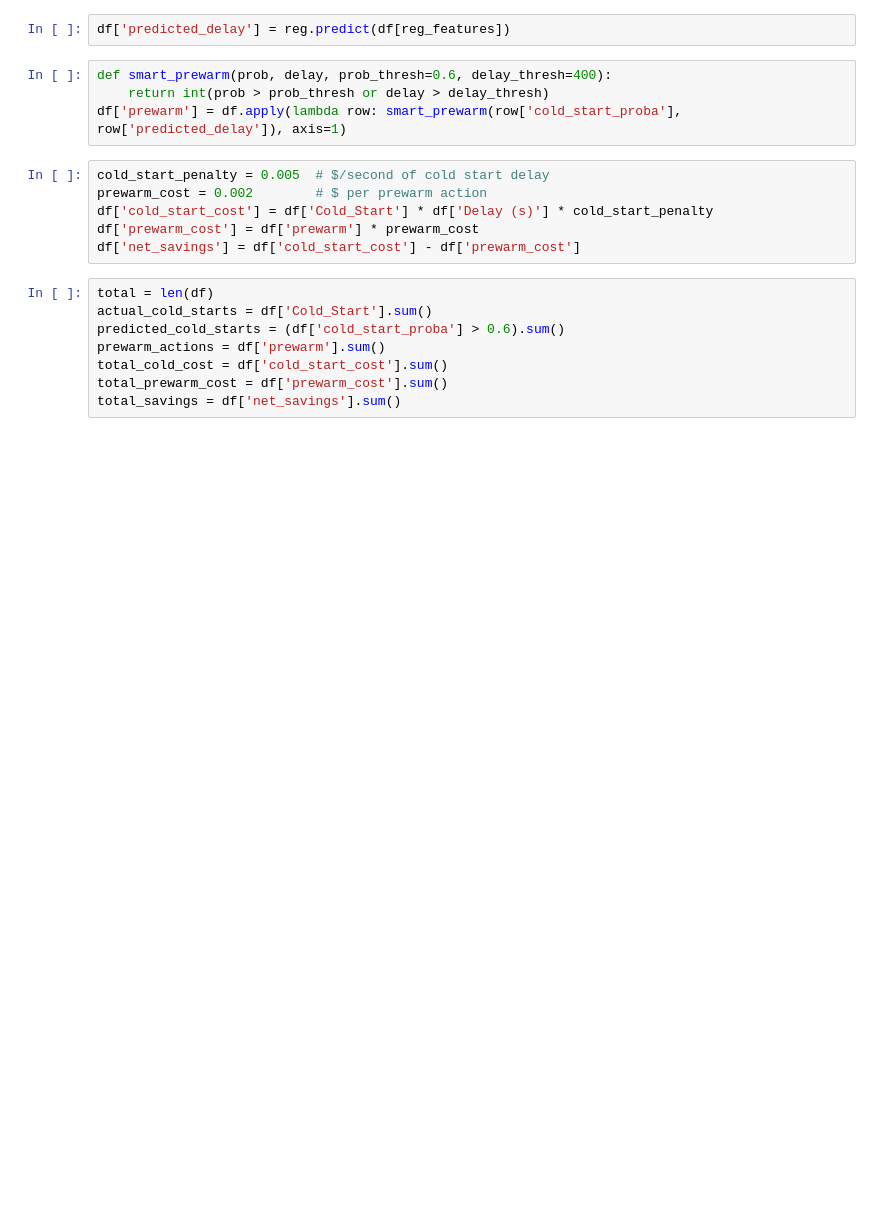
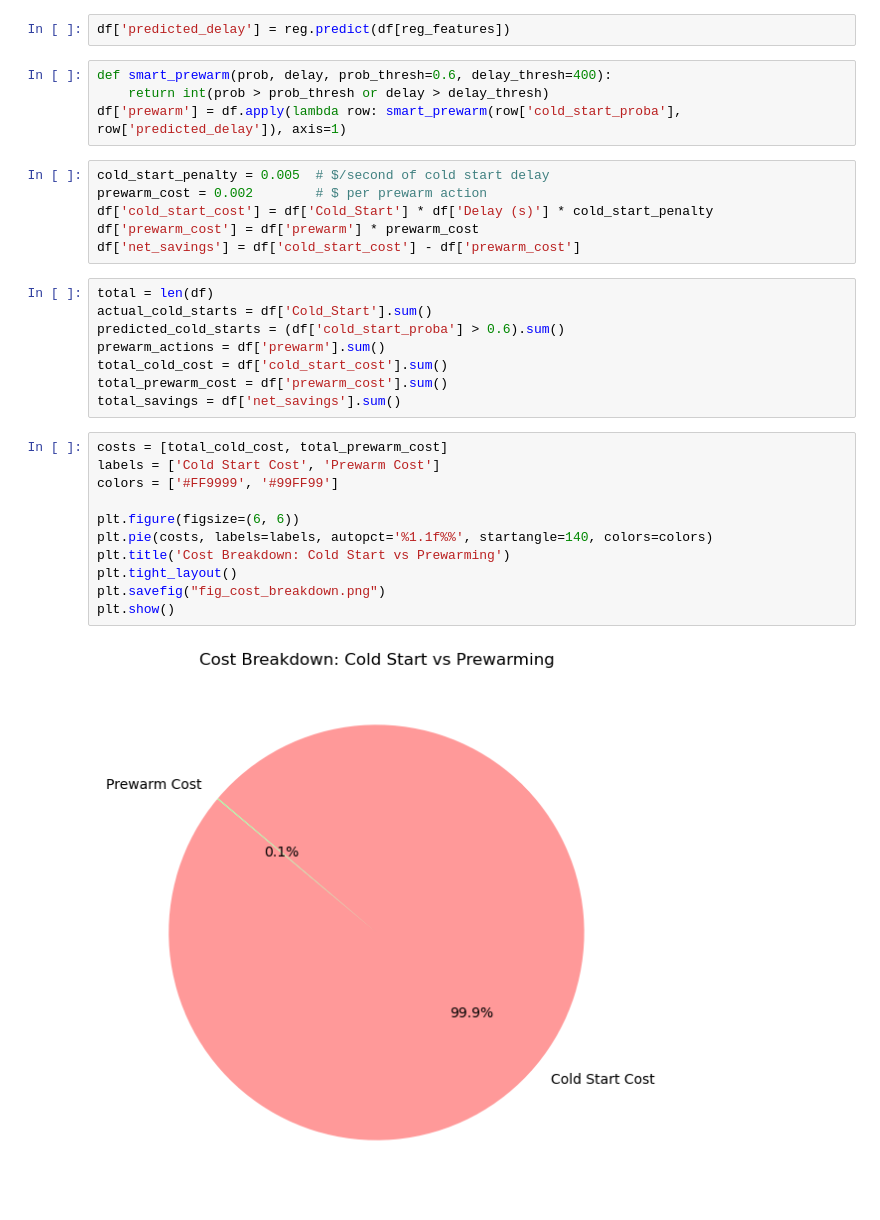
Before and after one commit to Tanzim09/coldstart-prewarm-ml, a Jupyter notebook: notebooks/04_pre_warming_strategy.ipynb, the cells around one changed output. Drawn from its saved outputs; the diff is of its cells as text; blank space fills up the shorter version.

```diff
--- a/notebooks/04_pre_warming_strategy.ipynb
+++ b/notebooks/04_pre_warming_strategy.ipynb
@@ -61,3 +74,16 @@ prewarm_actions = df['prewarm'].sum()
 total_cold_cost = df['cold_start_cost'].sum()
 total_prewarm_cost = df['prewarm_cost'].sum()
 total_savings = df['net_savings'].sum()
+# %%
+costs = [total_cold_cost, total_prewarm_cost]
+labels = ['Cold Start Cost', 'Prewarm Cost']
+colors = ['#FF9999', '#99FF99']
+
+plt.figure(figsize=(6, 6))
+plt.pie(costs, labels=labels, autopct='%1.1f%%', startangle=140, colors=colors)
+plt.title('Cost Breakdown: Cold Start vs Prewarming')
+plt.tight_layout()
+plt.savefig("fig_cost_breakdown.png")
+plt.show()
+# %% [output]
+[figure, added]
```
Also changed, not shown: parts of 3 cells of this notebook, 14 other files.
